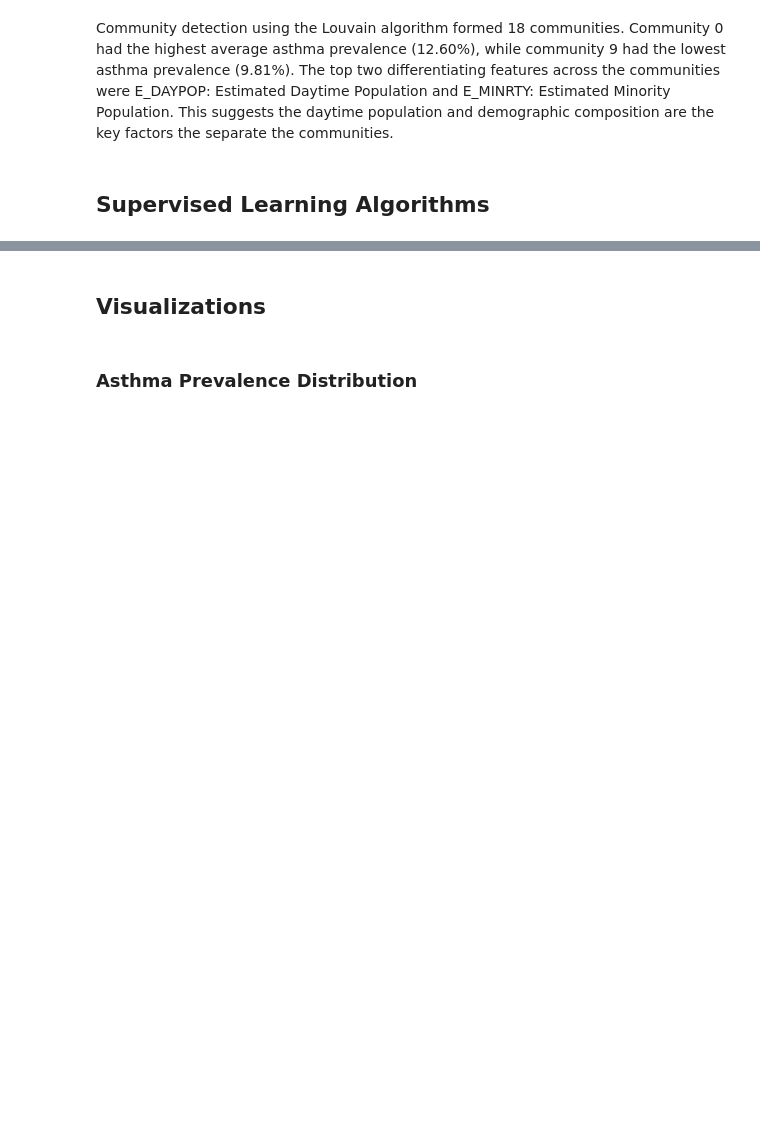
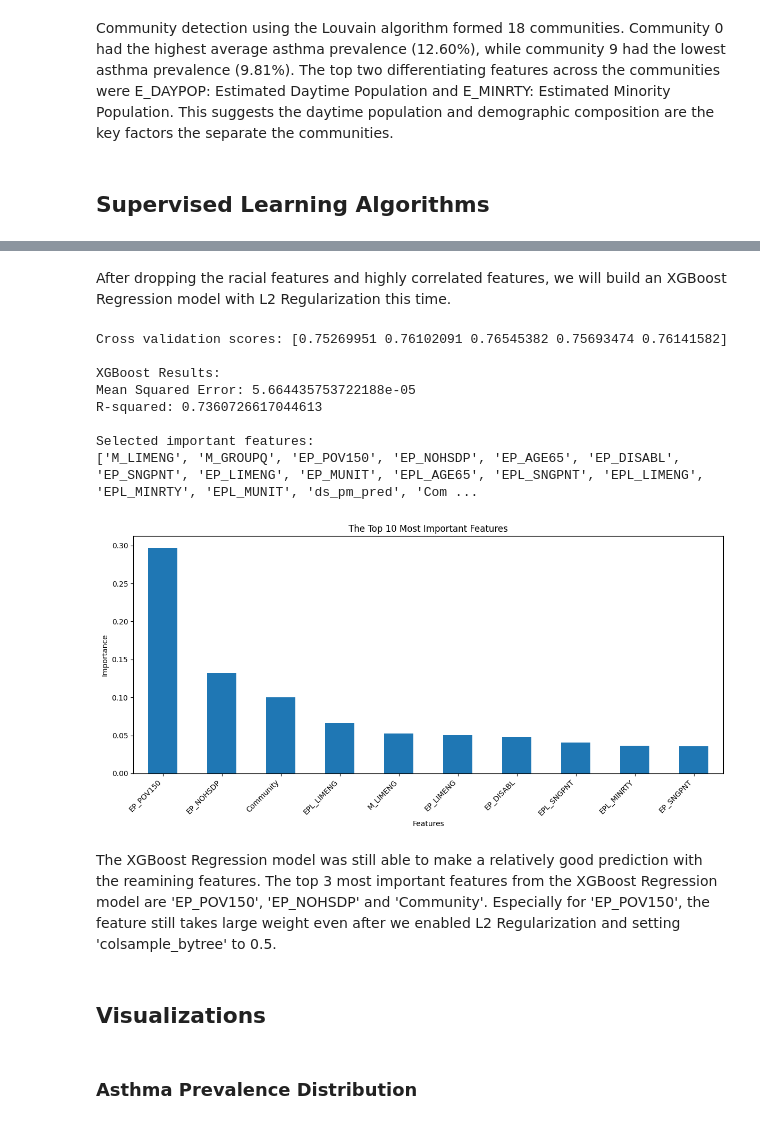
Before and after one commit to yoryuzaki/ss25_milestone2_team3, a Jupyter notebook: Notebook 1.ipynb, the cells around one changed output, grey strips where cells are left out. Drawn from its saved outputs; the diff is of its cells as text; code cells hidden in the pictures; blank space fills up the shorter version.

Commit message:
updated supervised learning section updated supervised learning section

```diff
--- a/Notebook 1.ipynb
+++ b/Notebook 1.ipynb
@@ -496,3 +828,83 @@ Community detection using the Louvain algorithm formed 18 communities. Community
+# %% [markdown]
+After dropping the racial features and highly correlated features, we will build an XGBoost Regression model with L2 Regularization this time.
+# %%
+# XGBoost Regression Model without Racial Features and Highly Correlated Features and with L2 Regularization
+
+
+# XGBoost Regression pipeline
+# No need to further process the 'Cluster' and 'Community' features
+orginal_features = [col for col in X.columns if col not in ['Cluster', 'Community']]
+
+preprocessor = ColumnTransformer(
+    transformers=[
+        ('num', StandardScaler(), orginal_features),
+        ('passthrough', 'passthrough', ['Cluster', 'Community'])
+    ]
+)
+
+xgb_pipeline = Pipeline([
+    ('preprocessor', preprocessor),
+    ('feature_selection', SelectFromModel(XGBRegressor(random_state=42))),
+    ('regressor', XGBRegressor(
+        n_estimators=200,
+        max_depth=5,
+        random_state=42,
+        reg_lambda=0.5, # Grid search shows higher the lambda, the model performs the better, however, we will keep it at 0.5 to increase generalization
+        colsample_bytree=0.5, # Reduce to 0.5 to increase generalization and avoid overfitting like L2 regularization
+        learning_rate=0.2 # Through grid search, we found that the best learning rate is 0.2
+    ))
+])
+
+# Perform K Fold cross validation
+kfold = KFold(n_splits=5, shuffle=True, random_state=42)
+cv_scores = cross_val_score(xgb_pipeline, X_train, y_train, cv=kfold, scoring='r2')
+
+print("\nCross validation scores:", cv_scores)
+
+# Train and evaluate the final model
+xgb_pipeline.fit(X_train, y_train)
+xgb_pred = xgb_pipeline.predict(X_test)
+xgb_mse = mean_squared_error(y_test, xgb_pred)
+xgb_r2 = r2_score(y_test, xgb_pred)
+
+print("\nXGBoost Results:")
+print(f"Mean Squared Error: {xgb_mse}")
+print(f"R-squared: {xgb_r2}")
+
+# Feature Importance Summary
+all_feature_names = X.columns
+
+feature_selector = xgb_pipeline.named_steps['feature_selection']
+selected_features_mask = feature_selector.get_support()
+selected_features = np.array(all_feature_names)[selected_features_mask].tolist()
+
+print("\nSelected important features:")
+print(selected_features)
+
+# Plotting Feature Importance
+importances = xgb_pipeline.named_steps['regressor'].feature_importances_
+feature_imp = pd.Series(importances, index=selected_features).sort_values(ascending=False)
+
+plt.figure(figsize=(12, 6))
+feature_imp[:10].plot(kind='bar')
+plt.title('The Top 10 Most Important Features')
+plt.xlabel('Features')
+plt.ylabel('Importance')
+plt.xticks(rotation=45, ha='right')
+plt.tight_layout()
+plt.show()
+# %% [output]
+Cross validation scores: [0.75269951 0.76102091 0.76545382 0.75693474 0.76141582]
+
+XGBoost Results:
+Mean Squared Error: 5.664435753722188e-05
+R-squared: 0.7360726617044613
+
+Selected important features:
+['M_LIMENG', 'M_GROUPQ', 'EP_POV150', 'EP_NOHSDP', 'EP_AGE65', 'EP_DISABL', 'EP_SNGPNT', 'EP_LIMENG', 'EP_MUNIT', 'EPL_AGE65', 'EPL_SNGPNT', 'EPL_LIMENG', 'EPL_MINRTY', 'EPL_MUNIT', 'ds_pm_pred', 'Com ...
+[figure, added]
+# %% [markdown]
+The XGBoost Regression model was still able to make a relatively good prediction with the reamining features. The top 3 most important features from the XGBoost Regression model are 'EP_POV150', 'EP_NOHSDP' and 'Community'. Especially for 'EP_POV150', the feature still takes large weight even after we enabled L2 Regularization and setting 'colsample_bytree' to 0.5.
 # %% [markdown]
 ## Visualizations
 # %% [markdown]
```
Also changed, not shown: parts of 18 cells of this notebook.
